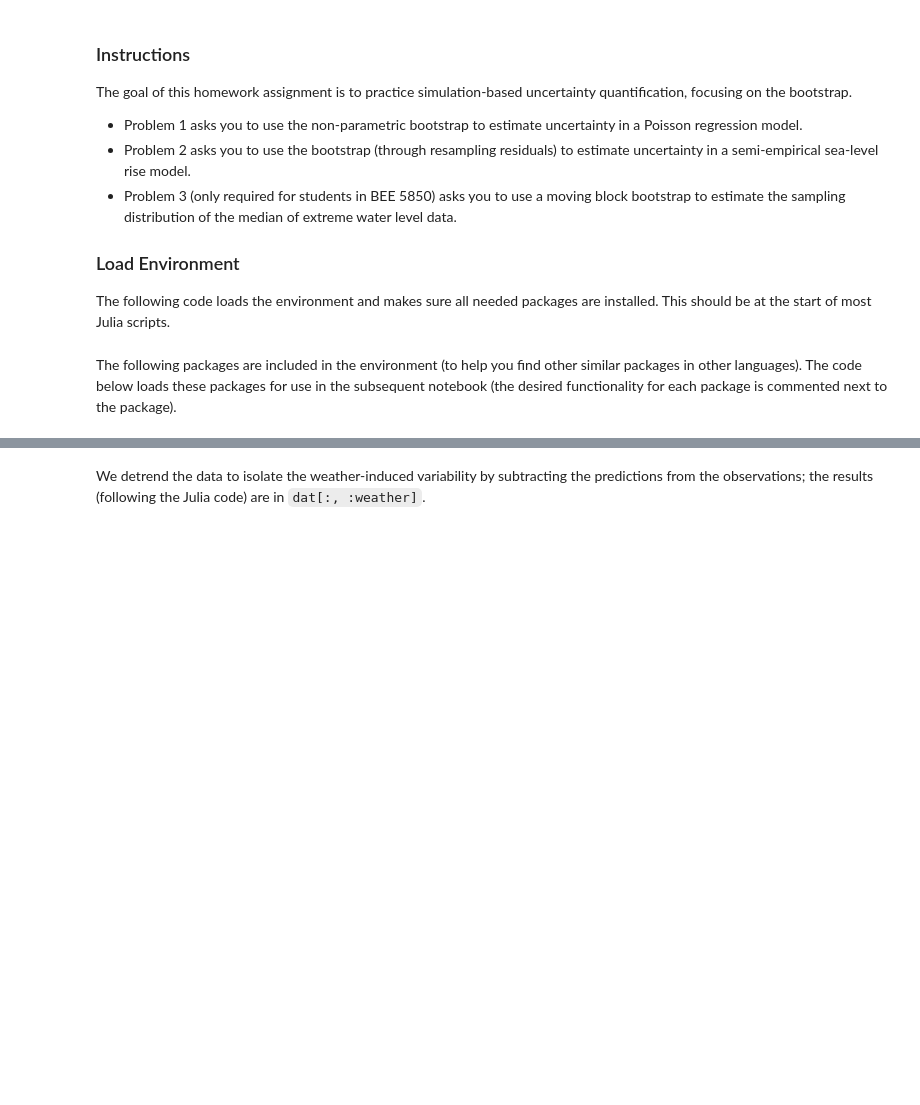
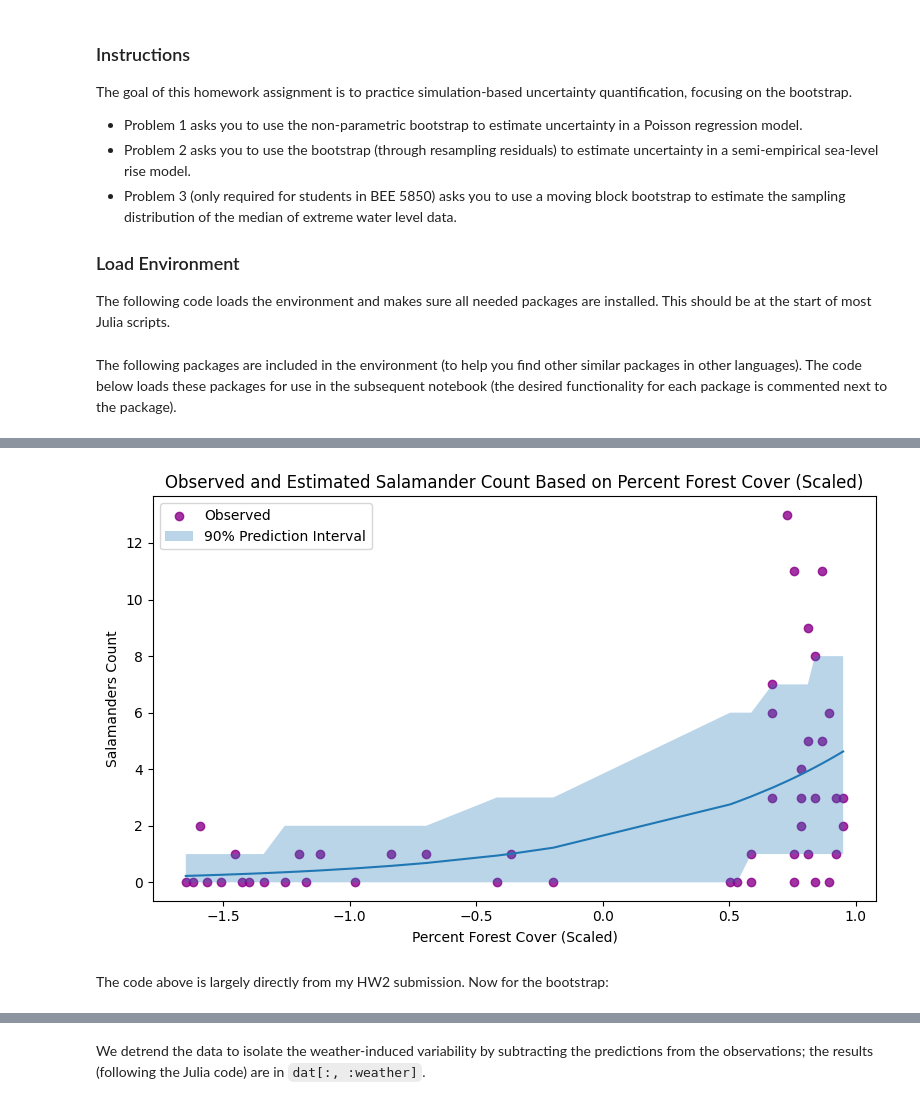
Before and after one commit to BEE4850-SP25/hw04-mcallen14, a Jupyter notebook: hw04.ipynb, the cells around one changed output, grey strips where cells are left out. Saved outputs shown, nothing was run; the diff lists cells and outputs as text; code cells hidden in the pictures; blank space fills up the shorter version.

```diff
--- a/hw04.ipynb
+++ b/hw04.ipynb
@@ -52,0 +93,3 @@ using StatsPlots # some additional statistical plotting tools
+# %%
+sal = pd.read_csv("data/salamanders.csv", delimiter=";")
+print(sal.head(5))
@@ -52,0 +103,3 @@ using StatsPlots # some additional statistical plotting tools
+# %%
+# Standardize predictors
+sal['PCTCOVER_scale'] = (sal['PCTCOVER'] - sal['PCTCOVER'].mean())/sal['PCTCOVER'].std()
@@ -52,0 +154,19 @@ using StatsPlots # some additional statistical plotting tools
+# %%
+
+
+# Fit Poisson regression using GLM with log link
+model = smf.glm(formula='SALAMAN ~ PCTCOVER_scale', data=sal,
+                family=sm.families.Poisson()).fit()
+
+# print(model.summary())
+
+# Extract estimated parameters
+β0_hat = model.params['Intercept']
+β1_hat = model.params['PCTCOVER_scale']
+
+# Compute predicted lambda values and prediction intervals
+sal['est_lambda_hat'] = model.predict(sal)
+
+# 90% prediction interval (5th and 95th percentiles of the predicted Poisson dist)
+sal['lower_bound'] = poisson.ppf(0.05, sal['est_lambda_hat'])
+sal['upper_bound'] = poisson.ppf(0.95, sal['est_lambda_hat'])
@@ -52,0 +193,20 @@ using StatsPlots # some additional statistical plotting tools
+# %%
+# Plot:
+plt.figure(figsize=(8,5))
+plt.scatter(sal['PCTCOVER_scale'], sal['SALAMAN'], label = 'Observed', color = 'darkmagenta', alpha = 0.8)
+# plot 90% prediction intervals using the stored sal['lower_bound'] and sal['upper_bound']
+sorted_df = sal.sort_values('PCTCOVER_scale')
+plt.plot(sorted_df['PCTCOVER_scale'], sorted_df['est_lambda_hat'])
+plt.fill_between(sorted_df['PCTCOVER_scale'], sorted_df['lower_bound'], sorted_df['upper_bound'], alpha= 0.3, label = '90% Prediction Interval')
+
+# Add labels
+plt.xlabel('Percent Forest Cover (Scaled)')
+plt.ylabel('Salamanders Count')
+plt.title('Observed and Estimated Salamander Count Based on Percent Forest Cover (Scaled)')
+plt.legend()
+plt.tight_layout()
+plt.show()
+# %% [output]
+[figure, added]
+# %% [markdown]
+The code above is largely directly from my HW2 submission. Now for the bootstrap:
```
Also changed, not shown: parts of 35 cells of this notebook.
